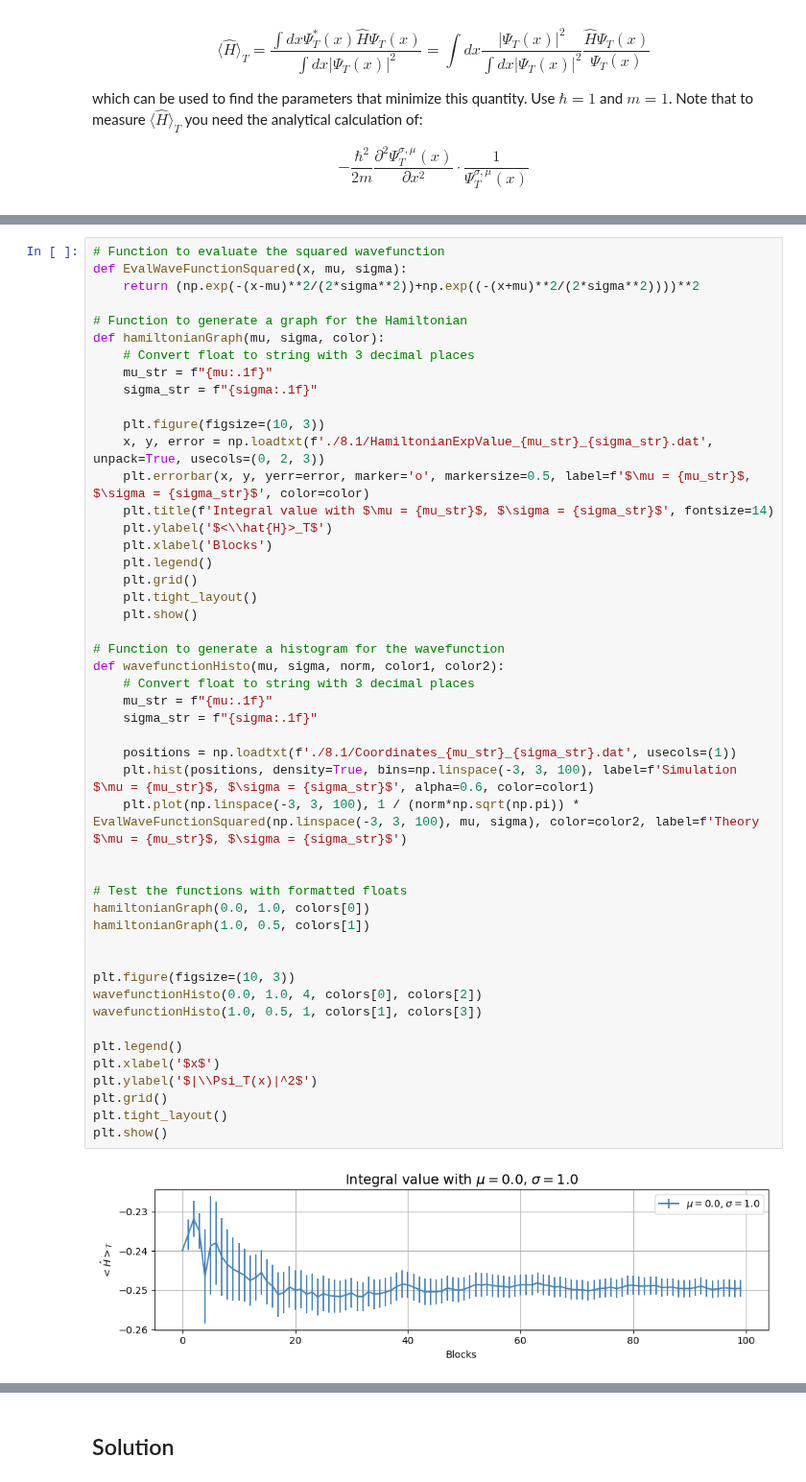
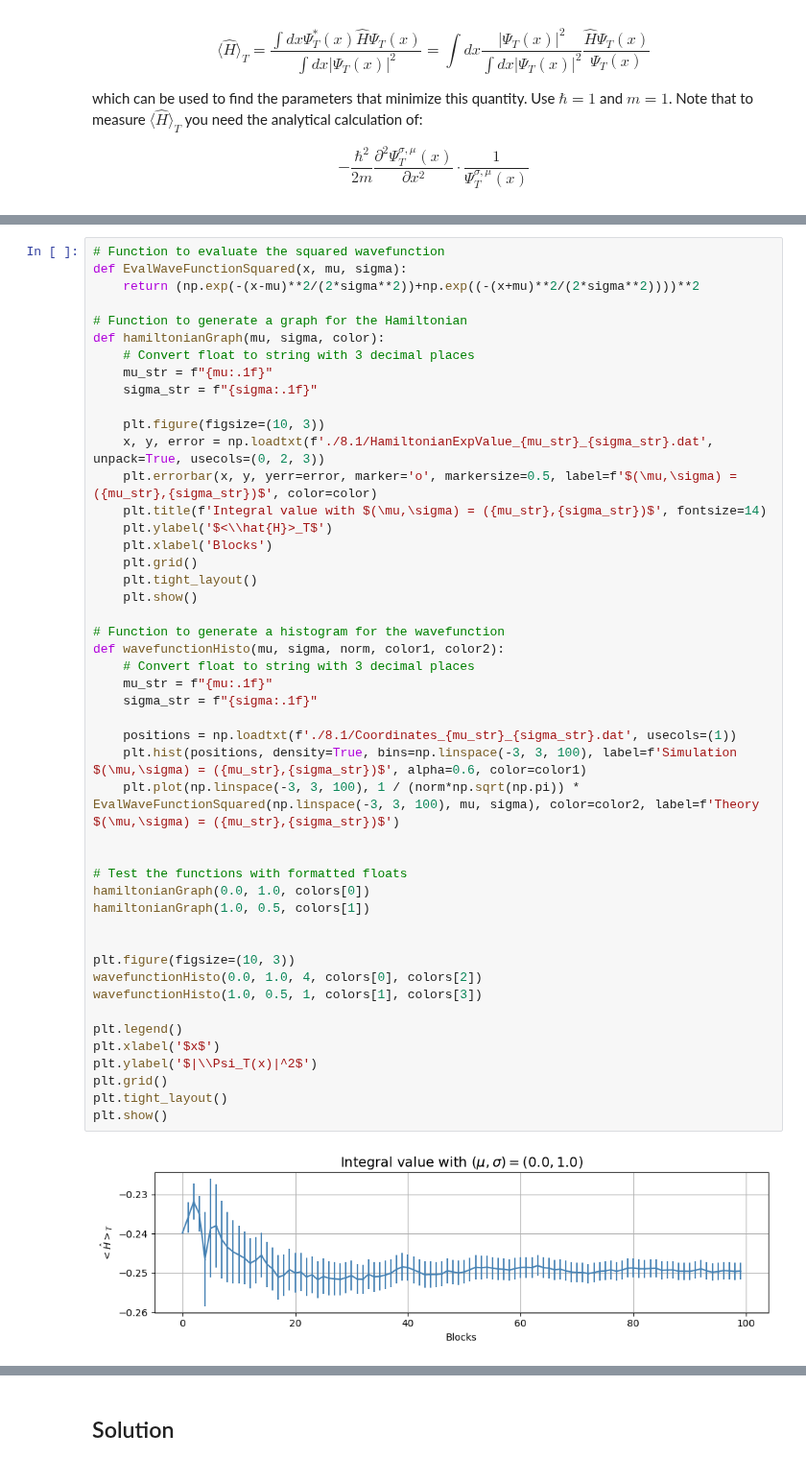
Before and after one commit to tommasoperitoree/Numerical_Simulation_Laboratory, a Jupyter notebook: LSN_08/LSN_08.ipynb, the cells around one changed output, grey strips where cells are left out. Shown at 96% size. Drawn from its saved outputs; the diff is of its cells as text.

```diff
--- a/LSN_08/LSN_08.ipynb
+++ b/LSN_08/LSN_08.ipynb
@@ -106,40 +134,39 @@ def hamiltonianGraph(mu, sigma, color):
 
     plt.figure(figsize=(10, 3))
     x, y, error = np.loadtxt(f'./8.1/HamiltonianExpValue_{mu_str}_{sigma_str}.dat', unpack=True, usecols=(0, 2, 3))
-    plt.errorbar(x, y, yerr=error, marker='o', markersize=0.5, label=f'$\mu = {mu_str}$, $\sigma = {sigma_str}$', color=color)
-    plt.title(f'Integral value with $\mu = {mu_str}$, $\sigma = {sigma_str}$', fontsize=14)
+    plt.errorbar(x, y, yerr=error, marker='o', markersize=0.5, label=f'$(\mu,\sigma) = ({mu_str},{sigma_str})$', color=color)
+    plt.title(f'Integral value with $(\mu,\sigma) = ({mu_str},{sigma_str})$', fontsize=14)
     plt.ylabel('$<\\hat{H}>_T$')
     plt.xlabel('Blocks')
-    plt.legend()
     plt.grid()
     plt.tight_layout()
     plt.show()
 
 # Function to generate a histogram for the wavefunction
 def wavefunctionHisto(mu, sigma, norm, color1, color2):
     # Convert float to string with 3 decimal places
     mu_str = f"{mu:.1f}"
     sigma_str = f"{sigma:.1f}"
 
     positions = np.loadtxt(f'./8.1/Coordinates_{mu_str}_{sigma_str}.dat', usecols=(1))
-    plt.hist(positions, density=True, bins=np.linspace(-3, 3, 100), label=f'Simulation $\mu = {mu_str}$, $\sigma = {sigma_str}$', alpha=0.6, color=color1)
-    plt.plot(np.linspace(-3, 3, 100), 1 / (norm*np.sqrt(np.pi)) * EvalWaveFunctionSquared(np.linspace(-3, 3, 100), mu, sigma), color=color2, label=f'Theory $\mu = {mu_str}$, $\sigma = {sigma_str}$')
+    plt.hist(positions, density=True, bins=np.linspace(-3, 3, 100), label=f'Simulation $(\mu,\sigma) = ({mu_str},{sigma_str})$', alpha=0.6, color=color1)
+    plt.plot(np.linspace(-3, 3, 100), 1 / (norm*np.sqrt(np.pi)) * EvalWaveFunctionSquared(np.linspace(-3, 3, 100), mu, sigma), color=color2, label=f'Theory $(\mu,\sigma) = ({mu_str},{sigma_str})$')
 
 
 # Test the functions with formatted floats
 hamiltonianGraph(0.0, 1.0, colors[0])
 hamiltonianGraph(1.0, 0.5, colors[1])
 
 
 plt.figure(figsize=(10, 3))
 wavefunctionHisto(0.0, 1.0, 4, colors[0], colors[2])
 wavefunctionHisto(1.0, 0.5, 1, colors[1], colors[3])
 
 plt.legend()
 plt.xlabel('$x$')
 plt.ylabel('$|\\Psi_T(x)|^2$')
 plt.grid()
 plt.tight_layout()
 plt.show()
 # %% [output]
-[figure, old version]
+[figure, new version]
```
Also changed, not shown: parts of 11 cells of this notebook, 2 other files.
